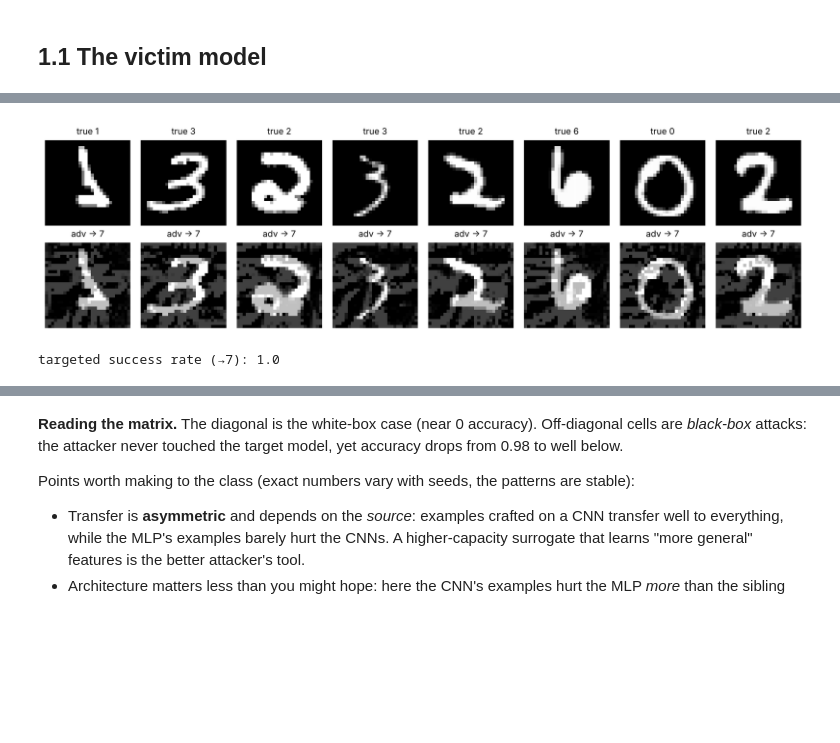
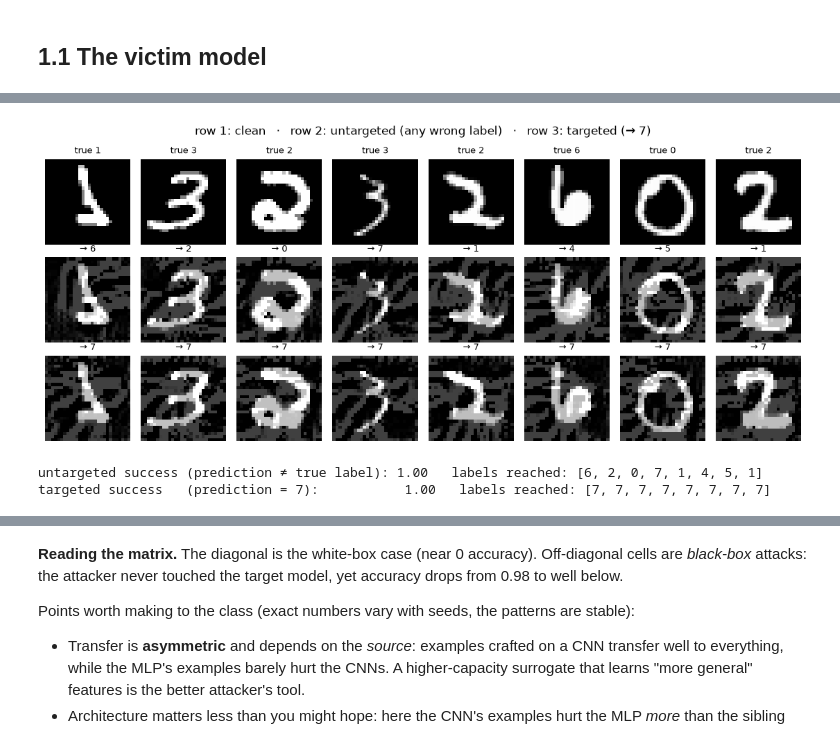
Before and after one commit to pajola/secai-course, a Jupyter notebook: module-01-adversarial-ml/01_adversarial_examples_images.ipynb, the cells around one changed output, grey strips where cells are left out. Saved outputs shown, nothing was run; the diff lists cells and outputs as text; code cells hidden in the pictures; blank space fills up the shorter version.

```diff
--- a/module-01-adversarial-ml/01_adversarial_examples_images.ipynb
+++ b/module-01-adversarial-ml/01_adversarial_examples_images.ipynb
@@ -64,9 +70,10 @@ One gradient computation, one step. Taking the `sign` spends the whole $L_\infty
 # %%
 def fgsm(model, x, y, eps):
+    dev = x.device                                   # return on the caller's device (CPU tensors stay on CPU when a GPU is used)
     x = x.clone().detach().to(DEVICE).requires_grad_(True)
     loss = F.cross_entropy(model(x), y.to(DEVICE))
     grad, = torch.autograd.grad(loss, x)
-    return (x + eps * grad.sign()).clamp(0, 1).detach()
+    return (x + eps * grad.sign()).clamp(0, 1).detach().to(dev)
 
 def show_attack(model, x, y, x_adv, n=6):
     pred_clean = predict(model, x[:n]).argmax(1)
@@ -94,6 +101,7 @@ It is the strongest "first-order" attack and the standard yardstick for evaluati
 # %%
 def pgd(model, x, y, eps, alpha=None, steps=20, random_start=True, targeted=False):
     alpha = alpha or 2.5 * eps / steps          # rule of thumb: can traverse the ball ~2.5 times
+    dev = x.device
     x, y = x.to(DEVICE), y.to(DEVICE)
     x_adv = x.clone().detach()
     if random_start:
@@ -106,7 +114,7 @@ def pgd(model, x, y, eps, alpha=None, steps=20, random_start=True, targeted=Fals
         step = -alpha * grad.sign() if targeted else alpha * grad.sign()   # targeted: *minimise* loss w.r.t. target
         x_adv = x_adv.detach() + step
         x_adv = torch.min(torch.max(x_adv, x - eps), x + eps).clamp(0, 1)  # projection onto the eps-ball ∩ [0,1]
-    return x_adv.detach()
+    return x_adv.detach().to(dev)
 
 def robust_accuracy(model, attack, x, y, batch_size=500, **kw):
     correct = 0
@@ -146,15 +166,20 @@ Same algorithm, but we **minimise** the loss towards the target label instead of
 # %%
 TARGET = 7
 mask = y_test[:200] != TARGET
 x_src, y_src = x_test[:200][mask][:8], y_test[:200][mask][:8]
 y_target = torch.full_like(y_src, TARGET)
 
-x_t = pgd(model, x_src, y_target, eps=0.25, steps=40, targeted=True)
-preds = predict(model, x_t).argmax(1)
-show_images(torch.cat([x_src, x_t]), n_cols=8,
-            titles=[f"true {int(t)}" for t in y_src] + [f"adv → {int(p)}" for p in preds])
-print(f"targeted success rate (→{TARGET}):", (preds == TARGET).float().mean().item())
+x_u = pgd(model, x_src, y_src,    eps=0.25, steps=40)                  # untargeted: true labels, loss goes UP
+x_t = pgd(model, x_src, y_target, eps=0.25, steps=40, targeted=True)   # targeted: target labels, loss goes DOWN
+pred_u = predict(model, x_u).argmax(1)
+pred_t = predict(model, x_t).argmax(1)
+show_images(torch.cat([x_src, x_u, x_t]), n_cols=8,
+            titles=[f"true {int(t)}" for t in y_src] + [f"→ {int(p)}" for p in pred_u] + [f"→ {int(p)}" for p in pred_t],
+            suptitle=f"row 1: clean   ·   row 2: untargeted (any wrong label)   ·   row 3: targeted (→ {TARGET})")
+print(f"untargeted success (prediction ≠ true label): {(pred_u != y_src).float().mean().item():.2f}   labels reached: {pred_u.tolist()}")
+print(f"targeted success   (prediction = {TARGET}):           {(pred_t == TARGET).float().mean().item():.2f}   labels reached: {pred_t.tolist()}")
 # %% [output]
-[figure, old version]
+[figure, new version]
-targeted success rate (→7): 1.0
+untargeted success (prediction ≠ true label): 1.00   labels reached: [6, 2, 0, 7, 1, 4, 5, 1]
+targeted success   (prediction = 7):           1.00   labels reached: [7, 7, 7, 7, 7, 7, 7, 7]
 # %% [markdown]
```
Also changed, not shown: parts of 12 cells of this notebook, 4 other files.
